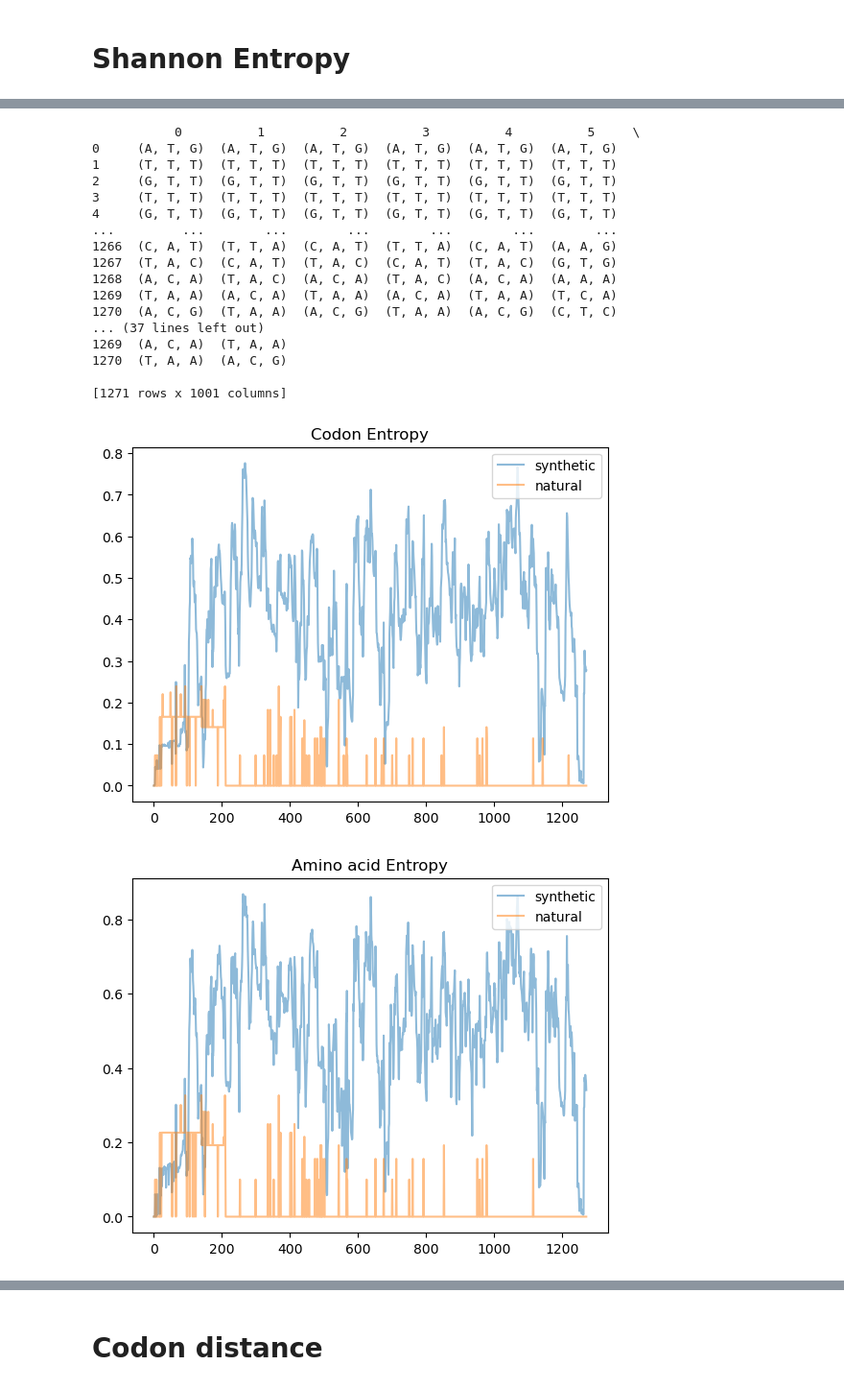
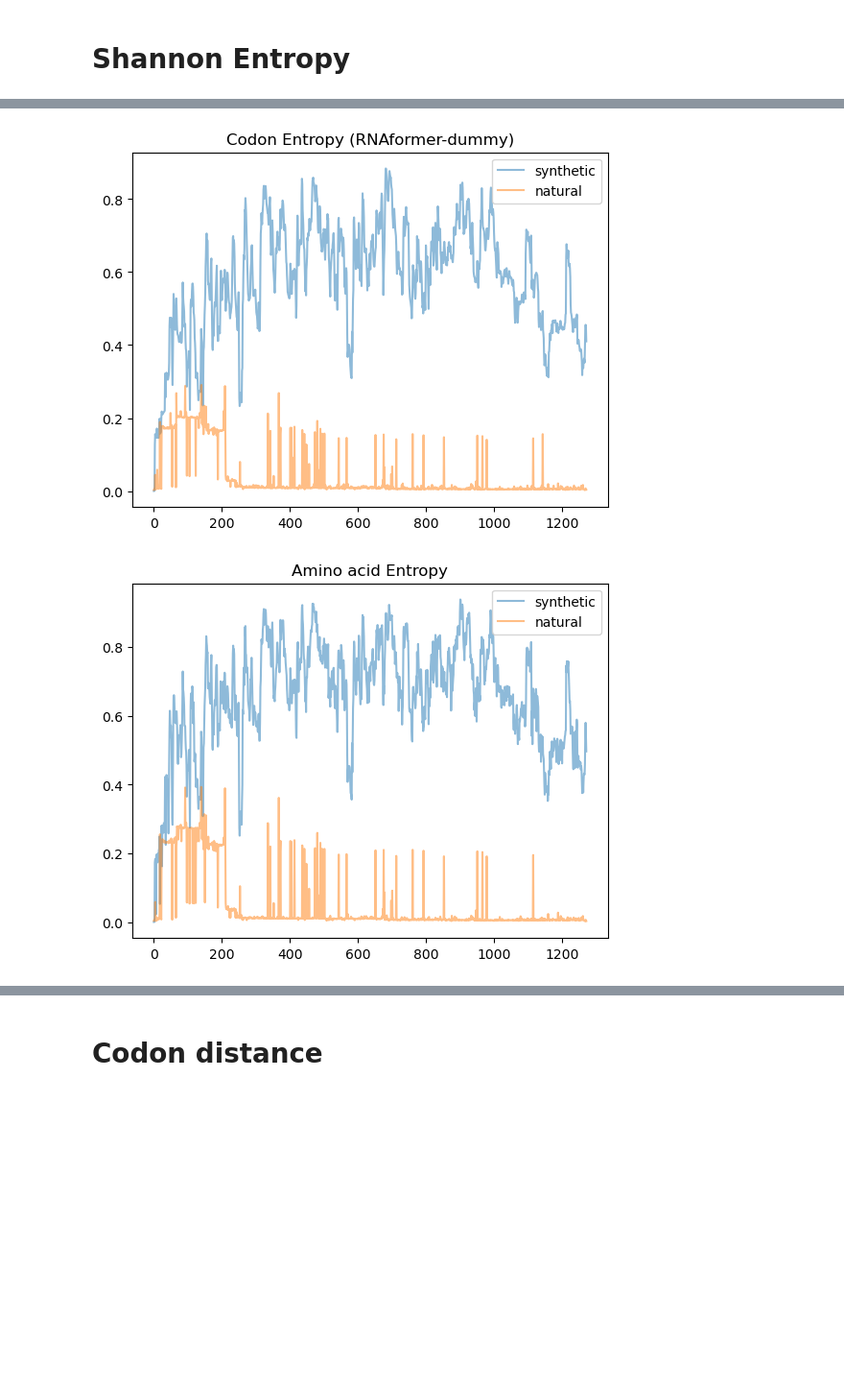
Before and after one commit to Dominko/spike_protein_rna_generator, a Jupyter notebook: scripts/data_analysis/codon_analysis.ipynb, the cells around one changed output, grey strips where cells are left out. Shown: that part at 96% size. Saved outputs shown, nothing was run; the diff lists cells and outputs as text; code cells hidden in the pictures; blank space fills up the shorter version.

```diff
--- a/scripts/data_analysis/codon_analysis.ipynb
+++ b/scripts/data_analysis/codon_analysis.ipynb
@@ -152,6 +152,7 @@ for seq_record in tqdm(covid_seqs_file):
         if triplets[0] != "ATG":
             wrong_start_codon_natural += 1
 
+print("Natural sequences not starting with ATG")
 print(wrong_start_codon_natural)
 
 # Synthetic sequences
@@ -163,5 +164,28 @@ for seq_record in tqdm(de_novo_seqs_file):
         if triplets[0] != "ATG":
             wrong_start_codon_de_novo += 1
 
+print("RNAformerS-dummy sequences not starting with ATG")
 print(wrong_start_codon_de_novo)
+
+de_novo_seqs_file = SeqIO.parse(de_novo_covid_path, "fasta")
+for seq_record in tqdm(de_novo_seqs_file):
+    if is_gene_valid(seq_record.seq):
+        triplets = [seq_record.seq[i:i+3] for i in range(0, len(seq_record.seq), 3)]
+
+        if triplets[0] != "ATG":
+            wrong_start_codon_de_novo += 1
+
+print("RNAformerS-CAI-covid sequences not starting with ATG")
+print(wrong_start_codon_de_novo)
+
+de_novo_seqs_file = SeqIO.parse(de_novo_human_path, "fasta")
+for seq_record in tqdm(de_novo_seqs_file):
+    if is_gene_valid(seq_record.seq):
+        triplets = [seq_record.seq[i:i+3] for i in range(0, len(seq_record.seq), 3)]
+
+        if triplets[0] != "ATG":
+            wrong_start_codon_de_novo += 1
+
+print("RNAformerS-CAI-human sequences not starting with ATG")
+print(wrong_start_codon_de_novo)
 # %% [output]
@@ -450,8 +788,8 @@ for seq_record in tqdm(covid_seqs_file):
         covid_df.loc[len(covid_df)] = triplets
         covid_protein_df.loc[len(covid_df)] = [*seq_record.seq.translate(to_stop=False)]
         i += 1
-        if i > 10:
-            break
+        # if i > 100:
+        #     break
 
 
 covid_df = covid_df.transpose()
@@ -498,58 +844,41 @@ for seq_record in tqdm(de_novo_seqs_file):
         de_novo_df.loc[len(de_novo_df)] = triplets
         de_novo_protein_df.loc[len(de_novo_df)] = [*seq_record.seq.translate(to_stop=False)]
         i += 1
-        if i > 1000:
-            break
+        # if i > 100:
+        #     break
 
 
 de_novo_df = de_novo_df.transpose()
 de_novo_entropies = []
-print(de_novo_df)
+# print(de_novo_df)
 for _, row in de_novo_df.iterrows():
     # print(row)
     counts = np.divide(list(Counter(row).values()), i)
     e = entropy(counts, base = 64)
     de_novo_entropies.append(e)
 
 plt.plot(range(0,1271), de_novo_entropies ,alpha=0.5, label='synthetic')
 plt.plot(range(0,1271), entropies ,alpha=0.5, label='natural')
 plt.legend(loc='upper right')
-plt.title("Codon Entropy")
+plt.title("Codon Entropy (RNAformer-dummy)")
 plt.show()
 # covid_entropy = entropy(covid_df)
 # print(covid_entropy)
 
 de_novo_protein_df = de_novo_protein_df.transpose()
 de_novo_protein_entropies = []
 # print(de_novo_protein_df)
 for _, row in de_novo_protein_df.iterrows():
     # print(row)
     counts = np.divide(list(Counter(row).values()), i)
     e = entropy(counts, base = 21)
     de_novo_protein_entropies.append(e)
 
 plt.plot(range(0,1271), de_novo_protein_entropies ,alpha=0.5, label='synthetic')
 plt.plot(range(0,1271), protein_entropies ,alpha=0.5, label='natural')
 plt.legend(loc='upper right')
 plt.title("Amino acid Entropy")
 plt.show()
 # %% [output]
-           0          1          2          3          4          5     \
-0     (A, T, G)  (A, T, G)  (A, T, G)  (A, T, G)  (A, T, G)  (A, T, G)
-1     (T, T, T)  (T, T, T)  (T, T, T)  (T, T, T)  (T, T, T)  (T, T, T)
-2     (G, T, T)  (G, T, T)  (G, T, T)  (G, T, T)  (G, T, T)  (G, T, T)
-3     (T, T, T)  (T, T, T)  (T, T, T)  (T, T, T)  (T, T, T)  (T, T, T)
-4     (G, T, T)  (G, T, T)  (G, T, T)  (G, T, T)  (G, T, T)  (G, T, T)
-...         ...        ...        ...        ...        ...        ...
-1266  (C, A, T)  (T, T, A)  (C, A, T)  (T, T, A)  (C, A, T)  (A, A, G)
-1267  (T, A, C)  (C, A, T)  (T, A, C)  (C, A, T)  (T, A, C)  (G, T, G)
-1268  (A, C, A)  (T, A, C)  (A, C, A)  (T, A, C)  (A, C, A)  (A, A, A)
-1269  (T, A, A)  (A, C, A)  (T, A, A)  (A, C, A)  (T, A, A)  (T, C, A)
-1270  (A, C, G)  (T, A, A)  (A, C, G)  (T, A, A)  (A, C, G)  (C, T, C)
-... (37 lines left out)
-1269  (A, C, A)  (T, A, A)
-1270  (T, A, A)  (A, C, G)
-
-[1271 rows x 1001 columns]
-[figure, old version]
+[figure, new version]
-[figure, old version]
+[figure, new version]
```
Also changed, not shown: parts of 21 cells of this notebook, 4 other files.
